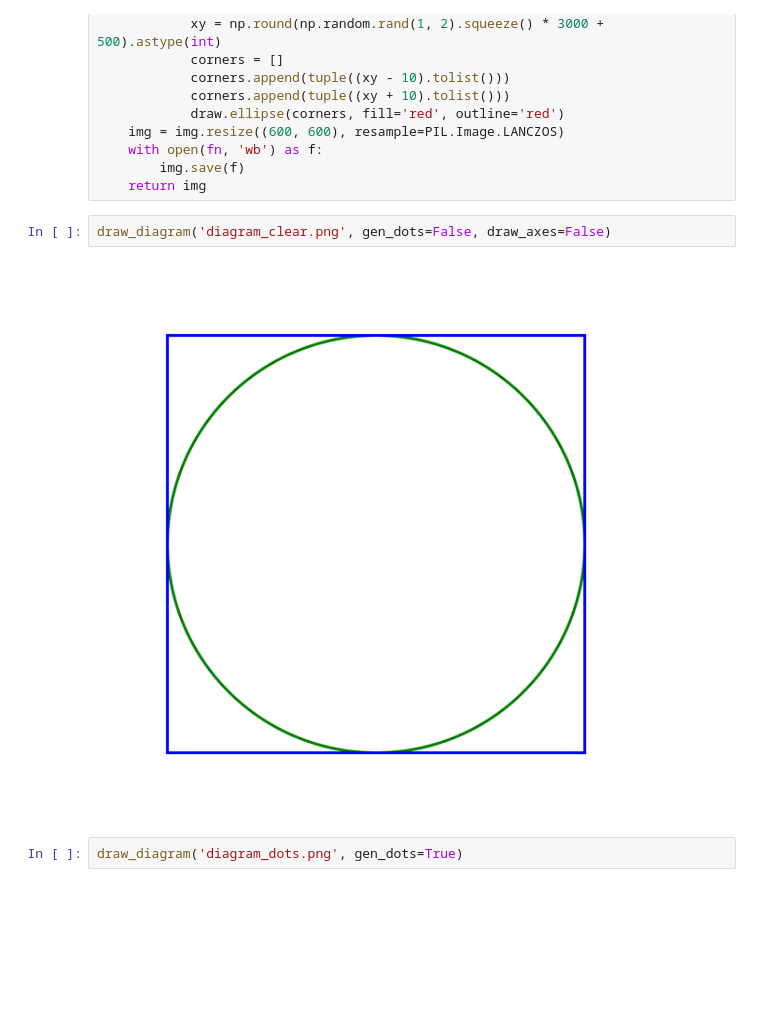
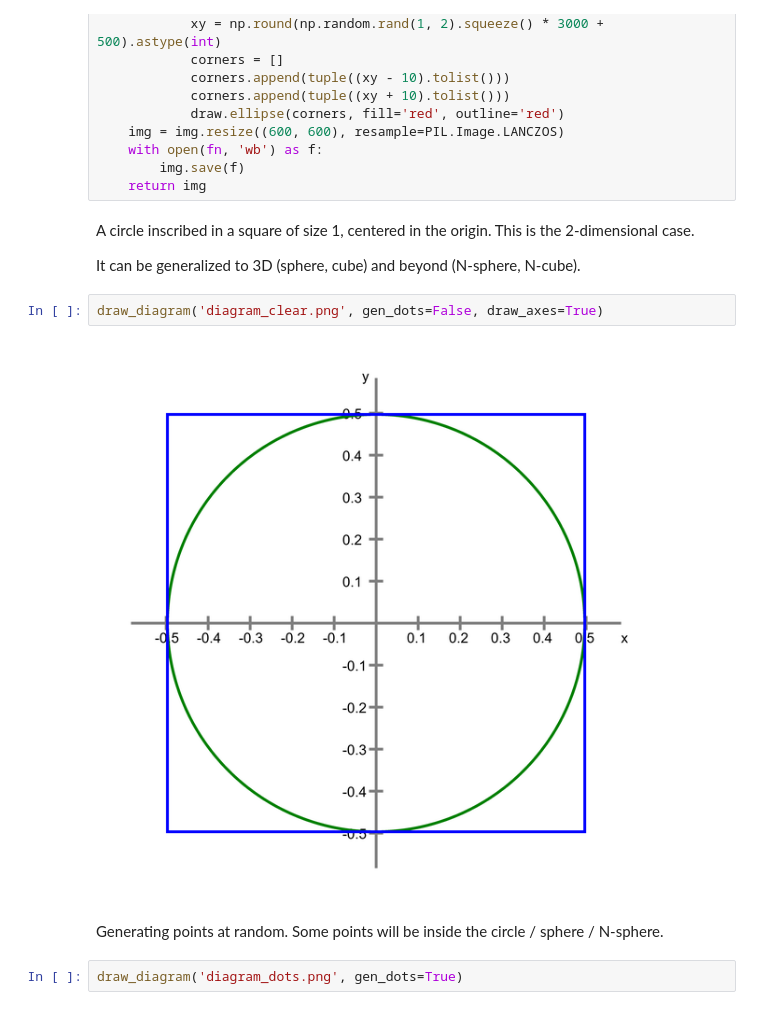
Before and after one commit to FlorinAndrei/misc, a Jupyter notebook: curse_dimensionality_article/n_sphere.ipynb, the cells around one changed output. Drawn from its saved outputs; the diff is of its cells as text; blank space fills up the shorter version.

```diff
--- a/curse_dimensionality_article/n_sphere.ipynb
+++ b/curse_dimensionality_article/n_sphere.ipynb
@@ -52,10 +52,16 @@ def draw_diagram(fn, gen_dots=False, draw_axes=True):
     with open(fn, 'wb') as f:
         img.save(f)
     return img
+# %% [markdown]
+A circle inscribed in a square of size 1, centered in the origin. This is the 2-dimensional case.
+
+It can be generalized to 3D (sphere, cube) and beyond (N-sphere, N-cube).
 # %%
-draw_diagram('diagram_clear.png', gen_dots=False, draw_axes=False)
+draw_diagram('diagram_clear.png', gen_dots=False, draw_axes=True)
 # %% [output]
-[figure, old version]
+[figure, new version]
+# %% [markdown]
+Generating points at random. Some points will be inside the circle / sphere / N-sphere.
 # %%
 draw_diagram('diagram_dots.png', gen_dots=True)
 # %% [output]
```
Also changed, not shown: parts of 3 cells of this notebook, 1 other file.
